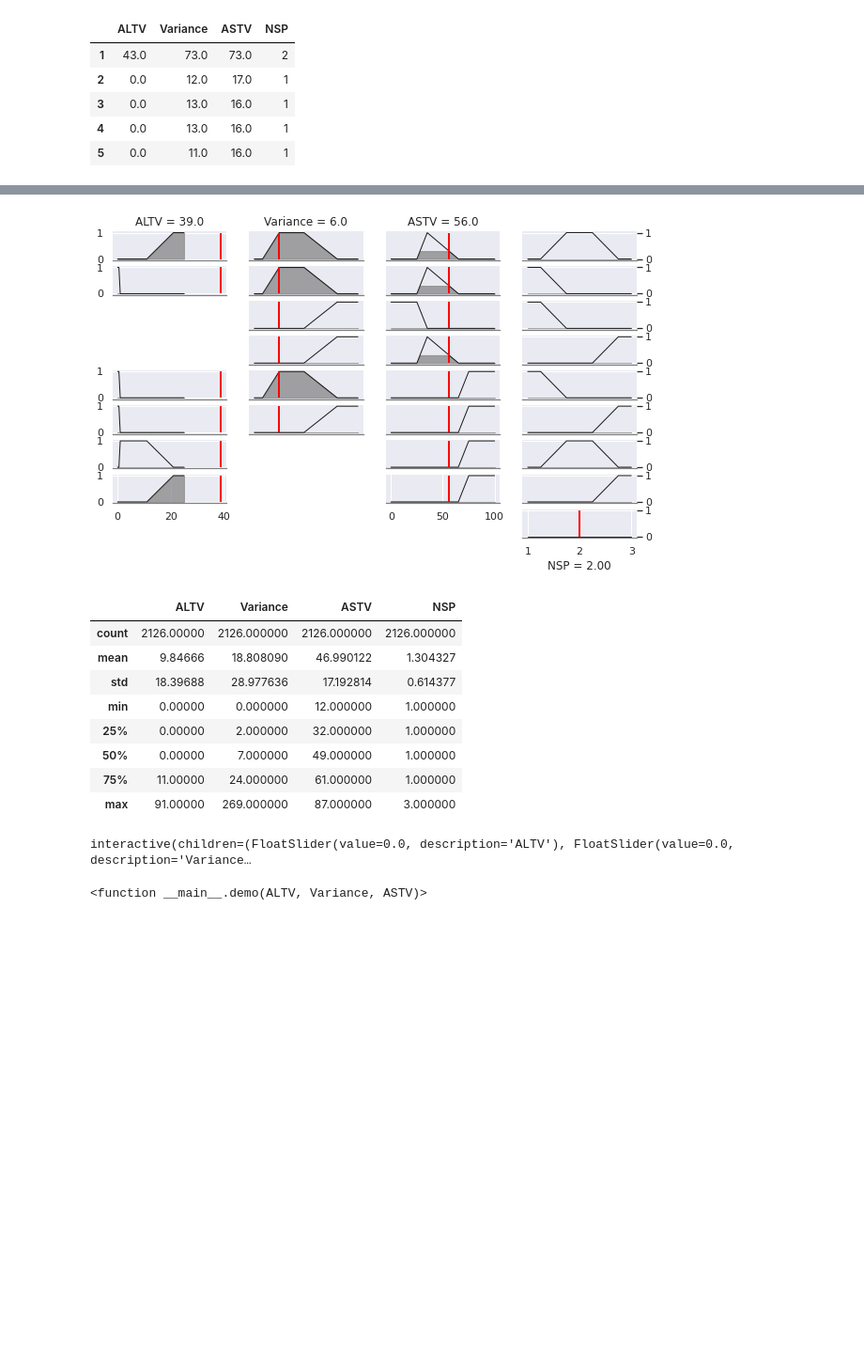
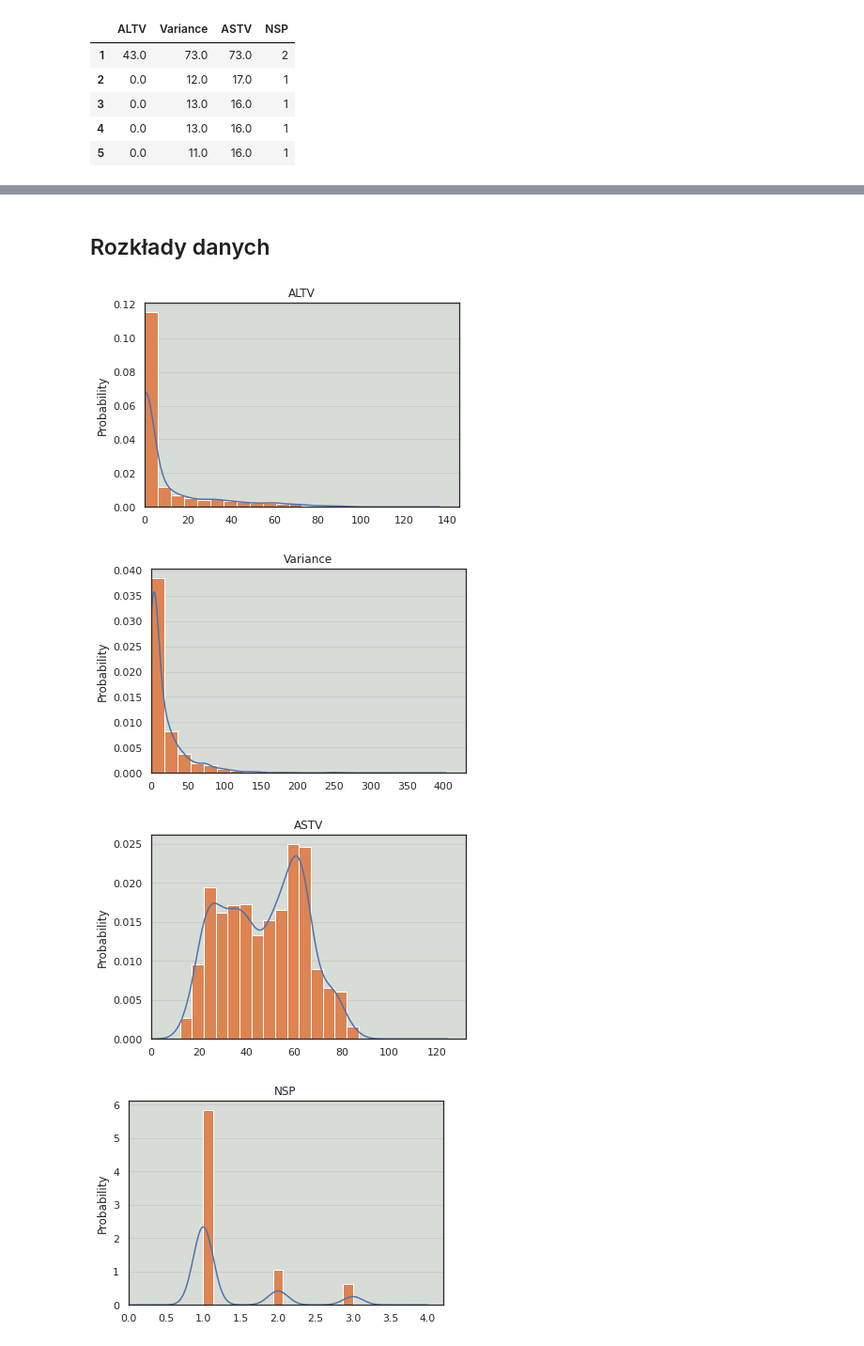
Before and after one commit to Krl1/Fuzzy_clustering, a Jupyter notebook: Projekt/final.ipynb, the cells around one changed output, grey strips where cells are left out. Shown: that part at 94% size. Cells and saved outputs as stored; diff of their text form; code cells hidden in the pictures; blank space fills up the shorter version.

```diff
--- a/Projekt/final.ipynb
+++ b/Projekt/final.ipynb
@@ -92,5 +158,0 @@ ax.set_facecolor('#d8dcd6')
-# %%
-import seaborn as sns
-
-sns.set_style('darkgrid')
-sns.distplot(data)
@@ -321,45 +159,20 @@ True
-# %%
-plt.figure(figsize=(10, 6))
-model.plot(
-    variables=variables,
-    rules=rules,
-    ALTV=df.loc[instance][0],
-    Variance=df.loc[instance][1],
-    ASTV=df.loc[instance][2],
-)
-# %% [output]
-[figure, removed]
-# %%
-df.describe()
-# %% [output]
-|  | ALTV | Variance | ASTV | NSP |
-| count | 2126.00000 | 2126.000000 | 2126.000000 | 2126.000000 |
-| mean | 9.84666 | 18.808090 | 46.990122 | 1.304327 |
-| std | 18.39688 | 28.977636 | 17.192814 | 0.614377 |
-| min | 0.00000 | 0.000000 | 12.000000 | 1.000000 |
-| 25% | 0.00000 | 2.000000 | 32.000000 | 1.000000 |
-| 50% | 0.00000 | 7.000000 | 49.000000 | 1.000000 |
-| 75% | 11.00000 | 24.000000 | 61.000000 | 1.000000 |
-| max | 91.00000 | 269.000000 | 87.000000 | 3.000000 |
-# %%
-from ipywidgets import interact, widgets
-
-def demo(ALTV, Variance, ASTV):
-    plt.figure(figsize=(10,6))
-    model.plot(
-        variables=variables,
-        rules=rules,
-        ALTV=ALTV,
-        Variance=Variance,
-        ASTV=ASTV,
-    )
-
-interact(
-    demo,
-    ALTV=widgets.FloatSlider(min=0, max=100),
-    Variance=widgets.FloatSlider(min=0, max=300),
-    ASTV=widgets.FloatSlider(min=0, max=100),
-)
-# %% [output]
-interactive(children=(FloatSlider(value=0.0, description='ALTV'), FloatSlider(value=0.0, description='Variance…
-<function __main__.demo(ALTV, Variance, ASTV)>
+# %% [markdown]
+## Rozkłady danych
+# %%
+def print_distribution(class_name):
+    fig, ax = plt.subplots()
+    df[class_name].plot.kde(ax=ax, legend=False)
+    df[class_name].plot.hist(density=True, ax=ax, bins=15)
+    ax.set_ylabel('Probability')
+    ax.grid(axis='y')
+    ax.set_facecolor('#d8dcd6')
+    ax.set_title(class_name)
+    ax.set_xlim(xmin=0)
+# %%
+for class_name in df.columns:
+    print_distribution(class_name)
+# %% [output]
+[figure, added]
+[figure, added]
+[figure, added]
+[figure, added]
```
Also changed, not shown: parts of 45 cells of this notebook, 3 other files.
